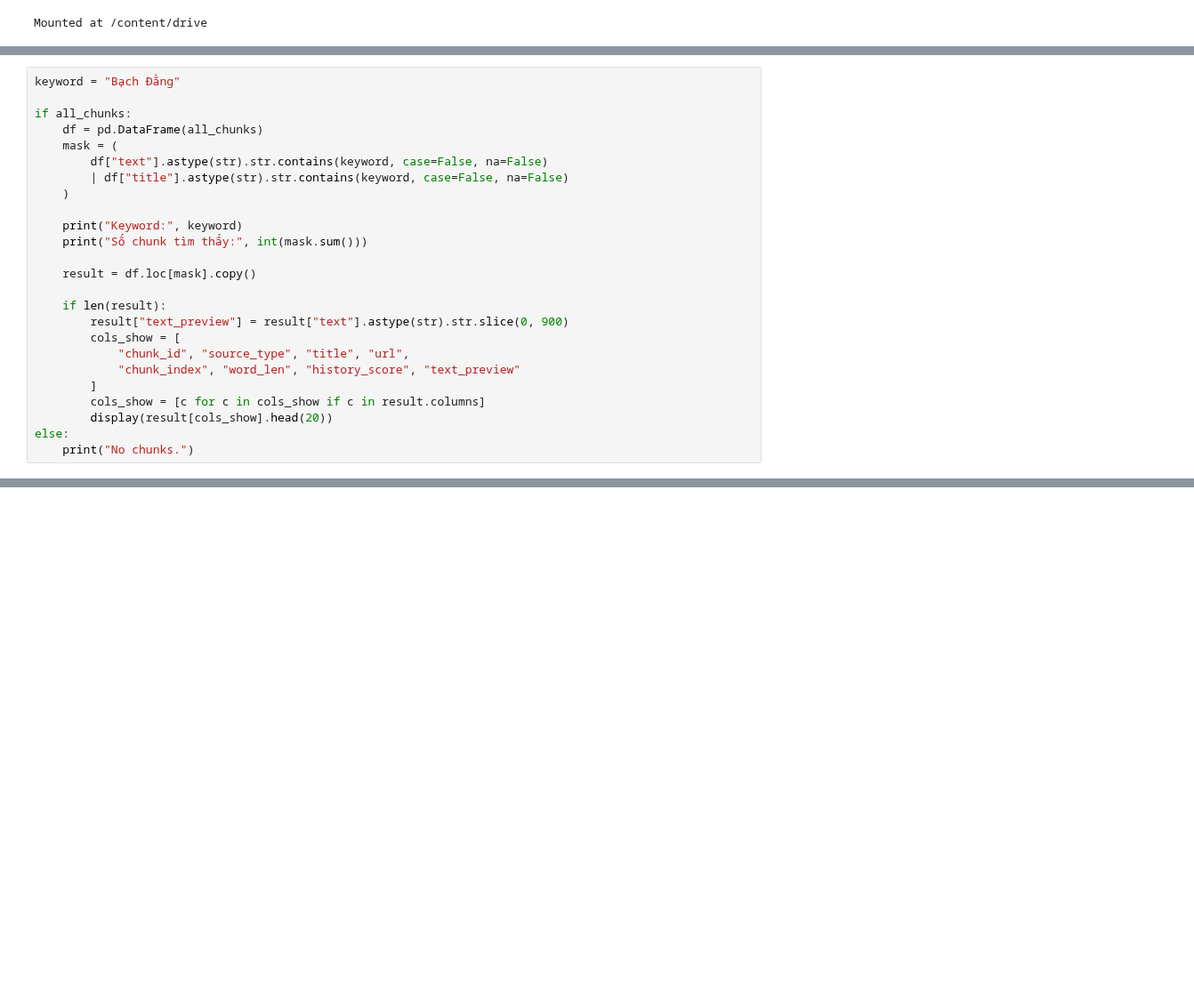
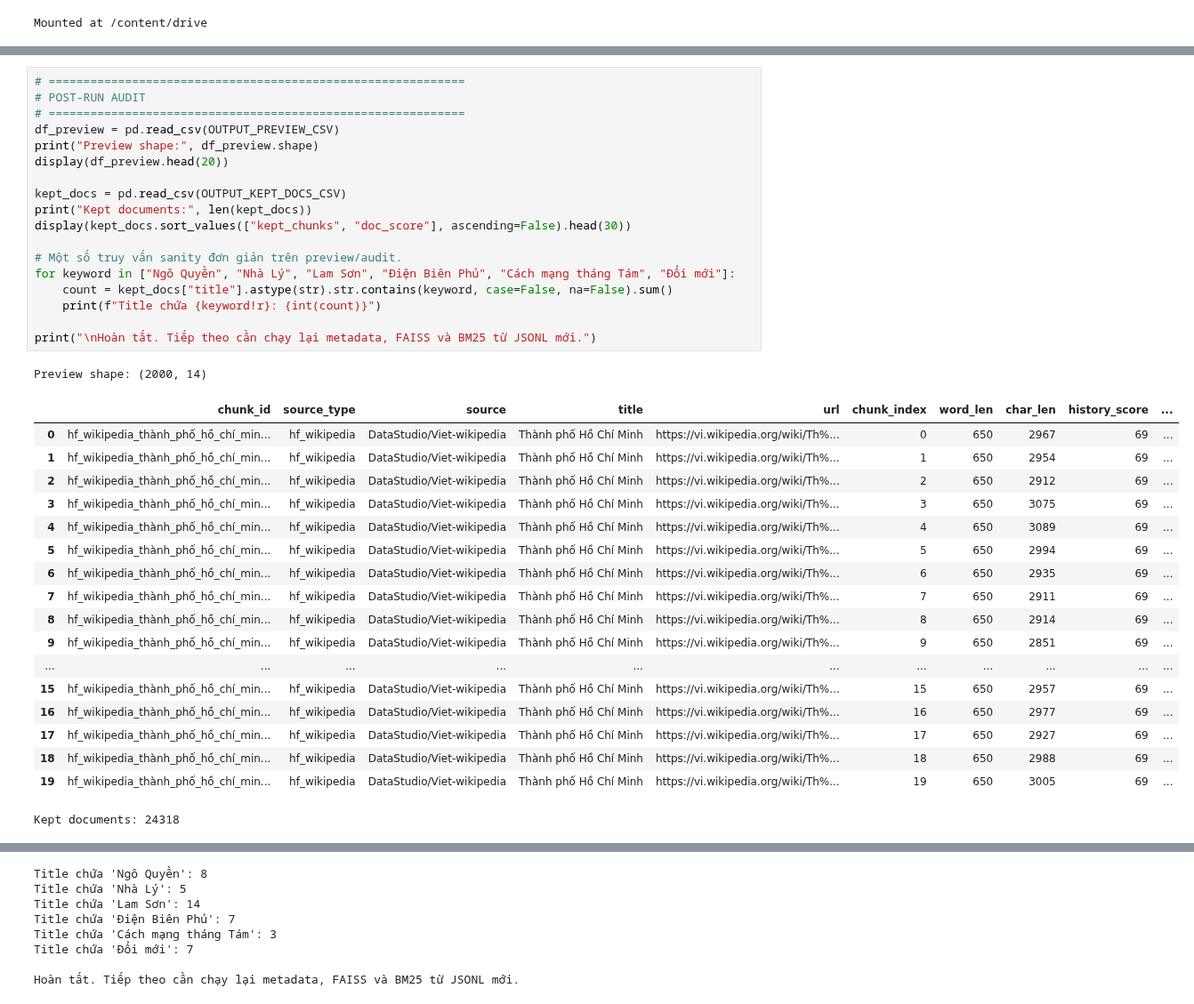
Before and after one commit to ChuTungDuongg/Chatbot_answering_vietnamese_history, a Jupyter notebook: Training/Phase2_CreatingCorpus.ipynb, the cells around one changed output, grey strips where cells are left out. Shown at 89% size. Drawn from its saved outputs; the diff is of its cells as text; blank space fills up the shorter version.

```diff
--- a/Training/Phase2_CreatingCorpus.ipynb
+++ b/Training/Phase2_CreatingCorpus.ipynb
@@ -874,25 +842,0 @@ dtype: float64
-# %%
-keyword = "Bạch Đằng"
-
-if all_chunks:
-    df = pd.DataFrame(all_chunks)
-    mask = (
-        df["text"].astype(str).str.contains(keyword, case=False, na=False)
-        | df["title"].astype(str).str.contains(keyword, case=False, na=False)
-    )
-
-    print("Keyword:", keyword)
-    print("Số chunk tìm thấy:", int(mask.sum()))
-
-    result = df.loc[mask].copy()
-
-    if len(result):
-        result["text_preview"] = result["text"].astype(str).str.slice(0, 900)
-        cols_show = [
-            "chunk_id", "source_type", "title", "url",
-            "chunk_index", "word_len", "history_score", "text_preview"
-        ]
-        cols_show = [c for c in cols_show if c in result.columns]
-        display(result[cols_show].head(20))
-else:
-    print("No chunks.")
@@ -967,0 +2167,38 @@ Processed files:
+# %%
+# ============================================================
+# POST-RUN AUDIT
+# ============================================================
+df_preview = pd.read_csv(OUTPUT_PREVIEW_CSV)
+print("Preview shape:", df_preview.shape)
+display(df_preview.head(20))
+
+kept_docs = pd.read_csv(OUTPUT_KEPT_DOCS_CSV)
+print("Kept documents:", len(kept_docs))
+display(kept_docs.sort_values(["kept_chunks", "doc_score"], ascending=False).head(30))
+
+# Một số truy vấn sanity đơn giản trên preview/audit.
+for keyword in ["Ngô Quyền", "Nhà Lý", "Lam Sơn", "Điện Biên Phủ", "Cách mạng tháng Tám", "Đổi mới"]:
+    count = kept_docs["title"].astype(str).str.contains(keyword, case=False, na=False).sum()
+    print(f"Title chứa {keyword!r}: {int(count)}")
+
+print("\nHoàn tất. Tiếp theo cần chạy lại metadata, FAISS và BM25 từ JSONL mới.")
+# %% [output]
+Preview shape: (2000, 14)
+|  | chunk_id | source_type | source | title | url | chunk_index | word_len | char_len | history_score | ... |
+| 0 | hf_wikipedia_thành_phố_hồ_chí_min... | hf_wikipedia | DataStudio/Viet-wikipedia | Thành phố Hồ Chí Minh | https://vi.wikipedia.org/wiki/Th%... | 0 | 650 | 2967 | 69 | ... |
+| 1 | hf_wikipedia_thành_phố_hồ_chí_min... | hf_wikipedia | DataStudio/Viet-wikipedia | Thành phố Hồ Chí Minh | https://vi.wikipedia.org/wiki/Th%... | 1 | 650 | 2954 | 69 | ... |
+| 2 | hf_wikipedia_thành_phố_hồ_chí_min... | hf_wikipedia | DataStudio/Viet-wikipedia | Thành phố Hồ Chí Minh | https://vi.wikipedia.org/wiki/Th%... | 2 | 650 | 2912 | 69 | ... |
+| 3 | hf_wikipedia_thành_phố_hồ_chí_min... | hf_wikipedia | DataStudio/Viet-wikipedia | Thành phố Hồ Chí Minh | https://vi.wikipedia.org/wiki/Th%... | 3 | 650 | 3075 | 69 | ... |
+| 4 | hf_wikipedia_thành_phố_hồ_chí_min... | hf_wikipedia | DataStudio/Viet-wikipedia | Thành phố Hồ Chí Minh | https://vi.wikipedia.org/wiki/Th%... | 4 | 650 | 3089 | 69 | ... |
+| 5 | hf_wikipedia_thành_phố_hồ_chí_min... | hf_wikipedia | DataStudio/Viet-wikipedia | Thành phố Hồ Chí Minh | https://vi.wikipedia.org/wiki/Th%... | 5 | 650 | 2994 | 69 | ... |
+| 6 | hf_wikipedia_thành_phố_hồ_chí_min... | hf_wikipedia | DataStudio/Viet-wikipedia | Thành phố Hồ Chí Minh | https://vi.wikipedia.org/wiki/Th%... | 6 | 650 | 2935 | 69 | ... |
+| 7 | hf_wikipedia_thành_phố_hồ_chí_min... | hf_wikipedia | DataStudio/Viet-wikipedia | Thành phố Hồ Chí Minh | https://vi.wikipedia.org/wiki/Th%... | 7 | 650 | 2911 | 69 | ... |
+| 8 | hf_wikipedia_thành_phố_hồ_chí_min... | hf_wikipedia | DataStudio/Viet-wikipedia | Thành phố Hồ Chí Minh | https://vi.wikipedia.org/wiki/Th%... | 8 | 650 | 2914 | 69 | ... |
+| 9 | hf_wikipedia_thành_phố_hồ_chí_min... | hf_wikipedia | DataStudio/Viet-wikipedia | Thành phố Hồ Chí Minh | https://vi.wikipedia.org/wiki/Th%... | 9 | 650 | 2851 | 69 | ... |
+| ... | ... | ... | ... | ... | ... | ... | ... | ... | ... | ... |
+| 15 | hf_wikipedia_thành_phố_hồ_chí_min... | hf_wikipedia | DataStudio/Viet-wikipedia | Thành phố Hồ Chí Minh | https://vi.wikipedia.org/wiki/Th%... | 15 | 650 | 2957 | 69 | ... |
+| 16 | hf_wikipedia_thành_phố_hồ_chí_min... | hf_wikipedia | DataStudio/Viet-wikipedia | Thành phố Hồ Chí Minh | https://vi.wikipedia.org/wiki/Th%... | 16 | 650 | 2977 | 69 | ... |
+| 17 | hf_wikipedia_thành_phố_hồ_chí_min... | hf_wikipedia | DataStudio/Viet-wikipedia | Thành phố Hồ Chí Minh | https://vi.wikipedia.org/wiki/Th%... | 17 | 650 | 2927 | 69 | ... |
+| 18 | hf_wikipedia_thành_phố_hồ_chí_min... | hf_wikipedia | DataStudio/Viet-wikipedia | Thành phố Hồ Chí Minh | https://vi.wikipedia.org/wiki/Th%... | 18 | 650 | 2988 | 69 | ... |
+| 19 | hf_wikipedia_thành_phố_hồ_chí_min... | hf_wikipedia | DataStudio/Viet-wikipedia | Thành phố Hồ Chí Minh | https://vi.wikipedia.org/wiki/Th%... | 19 | 650 | 3005 | 69 | ... |
+Kept documents: 24318
@@ -967,0 +2222,8 @@ Processed files:
+Title chứa 'Ngô Quyền': 8
+Title chứa 'Nhà Lý': 5
+Title chứa 'Lam Sơn': 14
+Title chứa 'Điện Biên Phủ': 7
+Title chứa 'Cách mạng tháng Tám': 3
+Title chứa 'Đổi mới': 7
+
+Hoàn tất. Tiếp theo cần chạy lại metadata, FAISS và BM25 từ JSONL mới.
```
Also changed, not shown: parts of 32 cells of this notebook, 1 other file.
